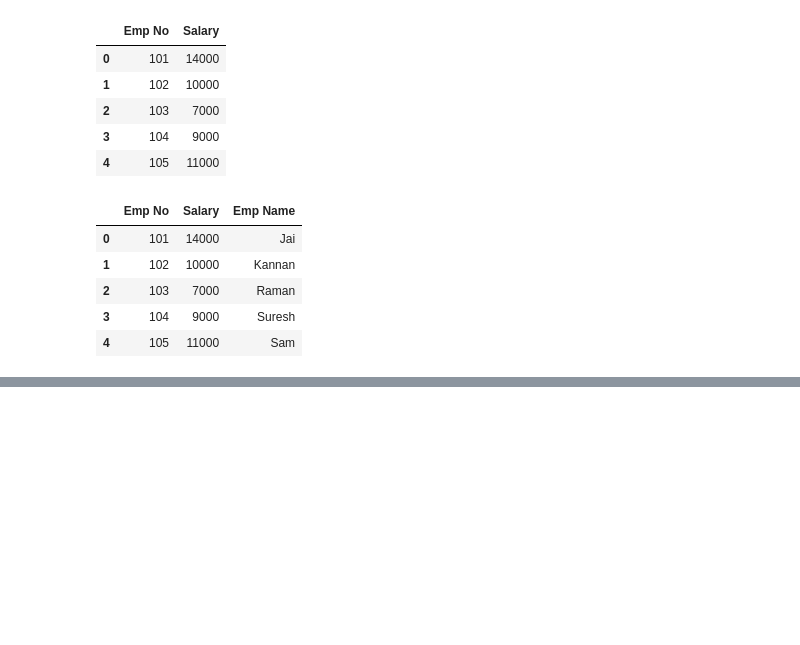
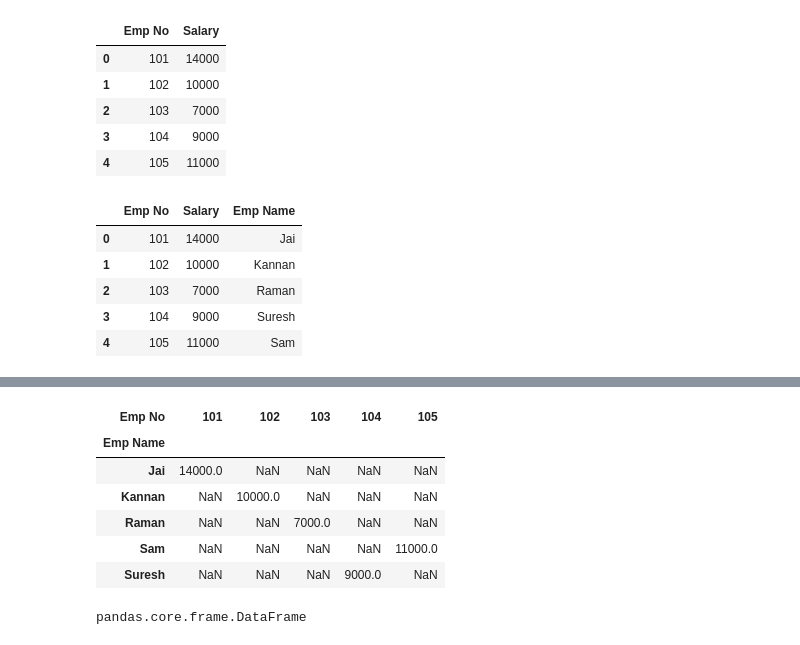
Before and after one commit to naveen63hdh/Data-Analytics, a Jupyter notebook: Assignment.ipynb, the cells around one changed output, grey strips where cells are left out. Drawn from its saved outputs; the diff is of its cells as text; code cells hidden in the pictures; blank space fills up the shorter version.

```diff
--- a/Assignment.ipynb
+++ b/Assignment.ipynb
@@ -907,0 +967,15 @@ df1
+# %%
+df2 = pd.pivot_table(data = df,index = 'Emp Name',columns = 'Emp No',values ='Salary')
+df2
+# %% [output]
+| Emp No | 101 | 102 | 103 | 104 | 105 |
+| Emp Name |  |  |  |  |  |
+| Jai | 14000.0 | NaN | NaN | NaN | NaN |
+| Kannan | NaN | 10000.0 | NaN | NaN | NaN |
+| Raman | NaN | NaN | 7000.0 | NaN | NaN |
+| Sam | NaN | NaN | NaN | NaN | 11000.0 |
+| Suresh | NaN | NaN | NaN | 9000.0 | NaN |
+# %%
+type(df2)
+# %% [output]
+pandas.core.frame.DataFrame
```
Also changed, not shown: parts of 6 cells of this notebook.
